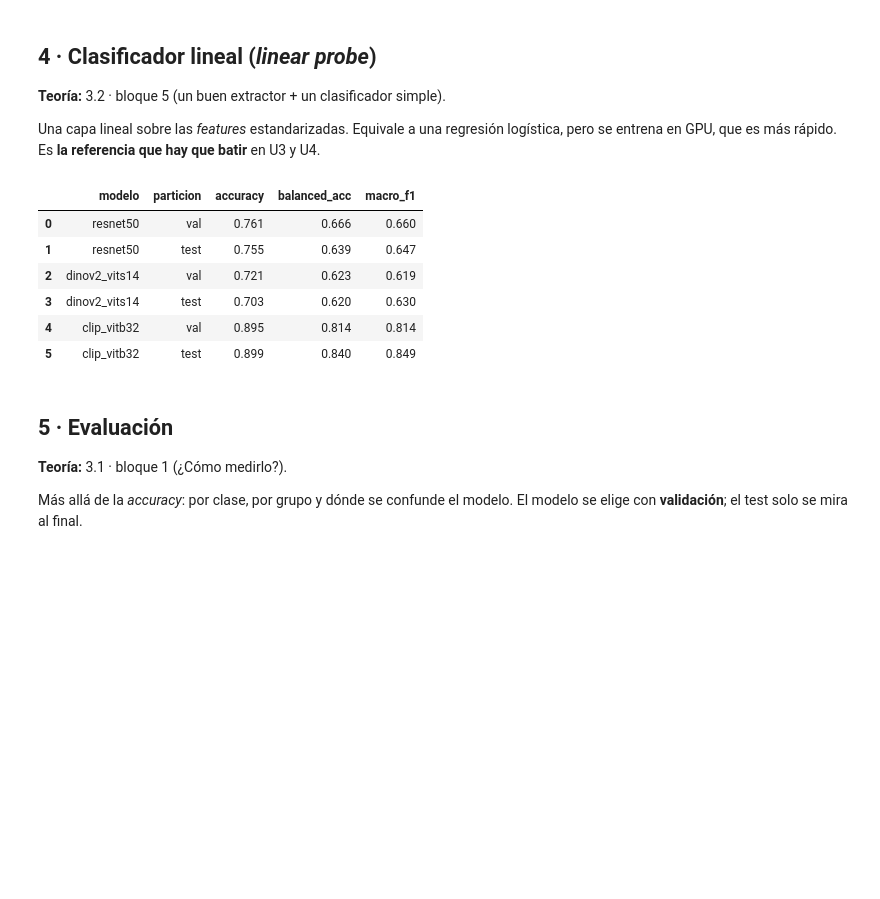
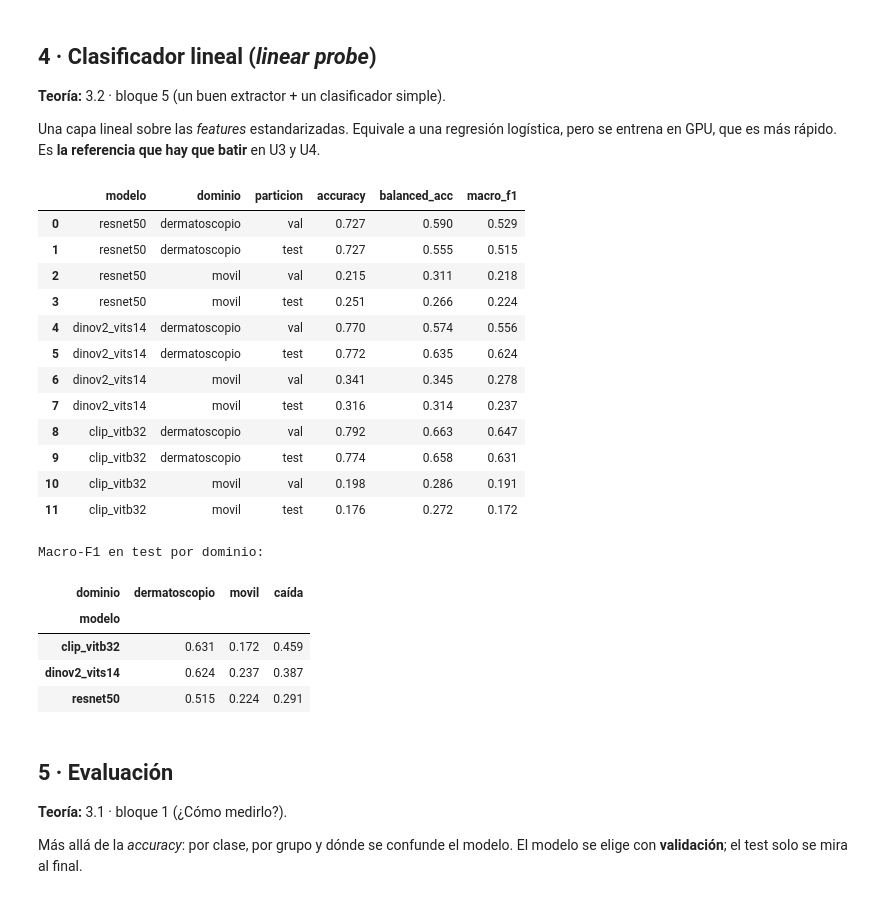
Before and after one commit to idom-ai/project_skin_wounds, a Jupyter notebook: 01_baseline.ipynb, the cells around one changed output. Saved outputs shown, nothing was run; the diff lists cells and outputs as text; code cells hidden in the pictures; blank space fills up the shorter version.

```diff
--- a/01_baseline.ipynb
+++ b/01_baseline.ipynb
@@ -39,8 +24,8 @@ from sklearn.linear_model import LogisticRegression, RidgeClassifier
 from sklearn.metrics import accuracy_score, balanced_accuracy_score, f1_score
 warnings.filterwarnings('ignore', message='xFormers')  # DINOv2 avisa de que falta xFormers, que es opcional
 
-TRABAJO = Path(os.environ.get('trabajo'))
-DATOS = Path(os.environ.get('datos'))
+TRABAJO = Path('trabajo')
+DATOS = Path('datos')
 TRABAJO.mkdir(parents=True, exist_ok=True)
 DATOS.mkdir(parents=True, exist_ok=True)
 
@@ -50,7 +35,7 @@ DEVICE = (
     else "cpu"
 )
 
-NUM_WORKERS = min(8, os.cpu_count() or 2)
+NUM_WORKERS = 0 if sys.platform == 'darwin' else min(8, os.cpu_count() or 2)
 SEMILLA = 0
 random.seed(SEMILLA); np.random.seed(SEMILLA); torch.manual_seed(SEMILLA)
 print('Dispositivo:', DEVICE, '| resultados en:', TRABAJO.resolve())
@@ -379,25 +476,63 @@ clip_vitb32 (39270, 512)
 Una capa lineal sobre las *features* estandarizadas. Equivale a una regresión logística, pero se entrena en GPU, que es más rápido. Es **la referencia que hay que batir** en U3 y U4.
 # %%
 y = tabla['etiqueta'].to_numpy()
-tr, va, te = [(tabla['particion'] == p).to_numpy() for p in ('train', 'val', 'test')]
 
-resultados, PRED_TEST = [], {}
+def mascara(dom, part):
+    return ((tabla['dominio'] == dom) & (tabla['particion'] == part)).to_numpy()
+
+# Se entrena SOLO con el train del dermatoscopio; el móvil solo se usa para evaluar
+tr, va, te = (mascara('dermatoscopio', p) for p in ('train', 'val', 'test'))
+va_d, te_d = mascara('movil', 'val'), mascara('movil', 'test')
+EVAL = {('dermatoscopio', 'val'): va, ('dermatoscopio', 'test'): te,
+        ('movil', 'val'): va_d, ('movil', 'test'): te_d}
+
+def medir(y_true, pred, dominio):
+    # En el móvil, la macro-F1 solo con las 5 clases que existen allí (df y vasc contarían como 0)
+    labels = CLASES_DESTINO if dominio == 'movil' else None
+    with warnings.catch_warnings():
+        warnings.simplefilter('ignore')   # aviso de balanced_acc por predecir df/vasc en el móvil: se ignoran bien
+        return {'accuracy': accuracy_score(y_true, pred),
+                'balanced_acc': balanced_accuracy_score(y_true, pred),
+                'macro_f1': f1_score(y_true, pred, labels=labels, average='macro', zero_division=0)}
+
+resultados, PRED_TEST, PRED_DESTINO, CABEZAS = [], {}, {}, {}
 for nombre, X in FEATS.items():
-    X_tr, X_va, X_te = estandarizar(X[tr], X[va], X[te])
+    X_tr, *X_ev = estandarizar(X[tr], *(X[m] for m in EVAL.values()))   # escalador ajustado solo con el train del origen
     cabeza = entrenar_cabeza(X_tr, y[tr], len(clases))
-    PRED_TEST[nombre] = predecir(cabeza, X_te)
-    resultados.append({'modelo': nombre, 'particion': 'val', **metricas(y[va], predecir(cabeza, X_va))})
-    resultados.append({'modelo': nombre, 'particion': 'test', **metricas(y[te], PRED_TEST[nombre])})
+    CABEZAS[nombre] = cabeza
+    for ((dom, part), m), Xe in zip(EVAL.items(), X_ev):
+        pred = predecir(cabeza, Xe)
+        resultados.append({'modelo': nombre, 'dominio': dom, 'particion': part, **medir(y[m], pred, dom)})
+        if part == 'test':
+            (PRED_TEST if dom == 'dermatoscopio' else PRED_DESTINO)[nombre] = pred
 resultados = pd.DataFrame(resultados)
-resultados.round(3)
+display(resultados.round(3))
+
+# Caída por cambio de dominio, en test
+caida = resultados[resultados['particion'] == 'test'].pivot(index='modelo', columns='dominio', values='macro_f1')
+caida['caída'] = caida['dermatoscopio'] - caida['movil']
+print('Macro-F1 en test por dominio:')
+display(caida.round(3))
 # %% [output]
-|  | modelo | particion | accuracy | balanced_acc | macro_f1 |
-| 0 | resnet50 | val | 0.761 | 0.666 | 0.660 |
-| 1 | resnet50 | test | 0.755 | 0.639 | 0.647 |
-| 2 | dinov2_vits14 | val | 0.721 | 0.623 | 0.619 |
-| 3 | dinov2_vits14 | test | 0.703 | 0.620 | 0.630 |
-| 4 | clip_vitb32 | val | 0.895 | 0.814 | 0.814 |
-| 5 | clip_vitb32 | test | 0.899 | 0.840 | 0.849 |
+|  | modelo | dominio | particion | accuracy | balanced_acc | macro_f1 |
+| 0 | resnet50 | dermatoscopio | val | 0.727 | 0.590 | 0.529 |
+| 1 | resnet50 | dermatoscopio | test | 0.727 | 0.555 | 0.515 |
+| 2 | resnet50 | movil | val | 0.215 | 0.311 | 0.218 |
+| 3 | resnet50 | movil | test | 0.251 | 0.266 | 0.224 |
+| 4 | dinov2_vits14 | dermatoscopio | val | 0.770 | 0.574 | 0.556 |
+| 5 | dinov2_vits14 | dermatoscopio | test | 0.772 | 0.635 | 0.624 |
+| 6 | dinov2_vits14 | movil | val | 0.341 | 0.345 | 0.278 |
+| 7 | dinov2_vits14 | movil | test | 0.316 | 0.314 | 0.237 |
+| 8 | clip_vitb32 | dermatoscopio | val | 0.792 | 0.663 | 0.647 |
+| 9 | clip_vitb32 | dermatoscopio | test | 0.774 | 0.658 | 0.631 |
+| 10 | clip_vitb32 | movil | val | 0.198 | 0.286 | 0.191 |
+| 11 | clip_vitb32 | movil | test | 0.176 | 0.272 | 0.172 |
+Macro-F1 en test por dominio:
+| dominio | dermatoscopio | movil | caída |
+| modelo |  |  |  |
+| clip_vitb32 | 0.631 | 0.172 | 0.459 |
+| dinov2_vits14 | 0.624 | 0.237 | 0.387 |
+| resnet50 | 0.515 | 0.224 | 0.291 |
 # %% [markdown]
 ## 5 · Evaluación
 
```
Also changed, not shown: parts of 12 cells of this notebook, 2 other files.
